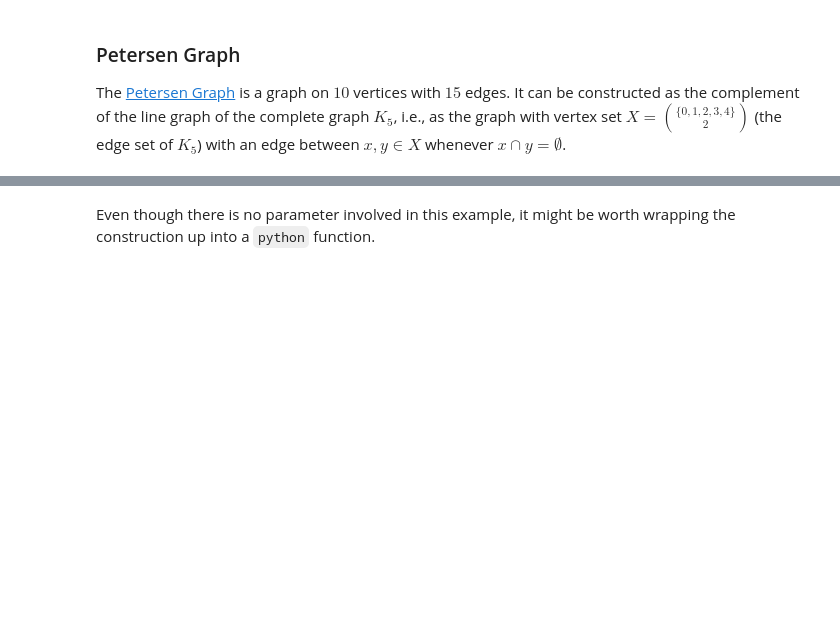
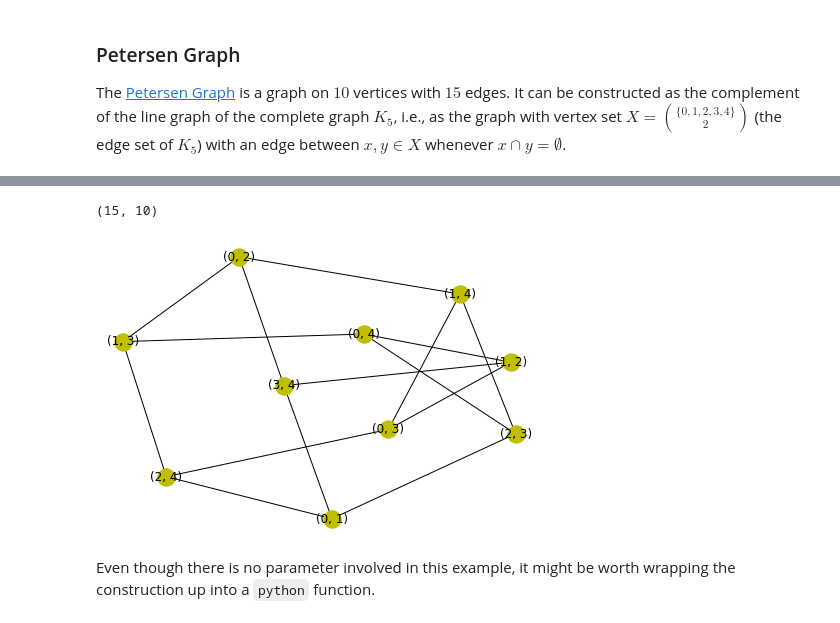
Before and after one commit to spriyansh/cs4423, a Jupyter notebook: networks02.ipynb, the cells around one changed output, grey strips where cells are left out. Drawn from its saved outputs; the diff is of its cells as text; code cells hidden in the pictures; blank space fills up the shorter version.

```diff
--- a/networks02.ipynb
+++ b/networks02.ipynb
@@ -402,4 +413,5 @@ print(list(combinations(nodes, 2)))
 # %%
-edges = [e for e in combinations(nodes, 2)
+# Defining the edges
+edges = [e for e in combinations(K5.edges,2)
            if not set(e[0]) & set(e[1])]
-len(edges)
+edges
@@ -410,3 +434,15 @@ nx.draw(P, **opts)
+# %%
+# Making the graph
+P = nx.Graph(edges)
+
+# drawing the graph
+nx.draw(P, **opts)
+
+# Cheching order and size
+P.size(), P.order()
+# %% [output]
+(15, 10)
+[figure, added]
 # %% [markdown]
 Even though there is no parameter involved in this example,
 it might be worth wrapping the construction up into a `python`
```
Also changed, not shown: parts of 16 cells of this notebook.
